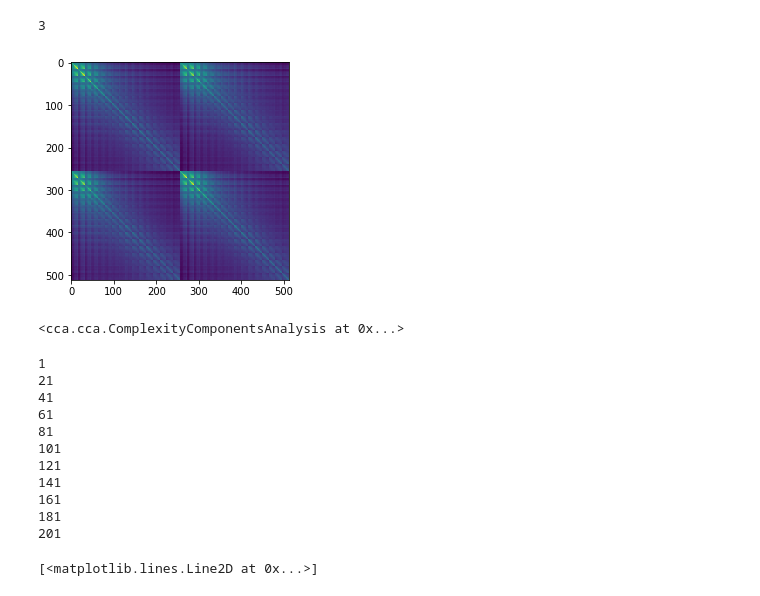
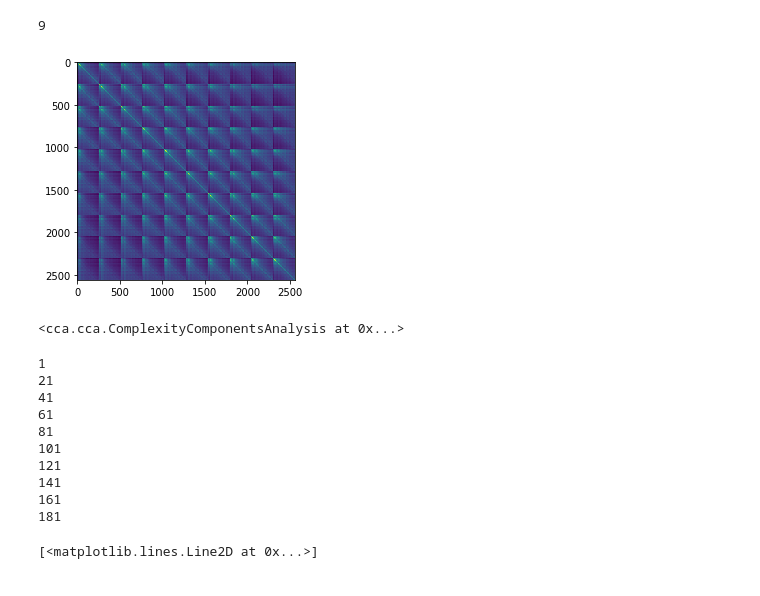
Before and after one commit to BouchardLab/DynamicalComponentsAnalysis, a Jupyter notebook: notebooks/movies.ipynb, the cells around one changed output. Cells and saved outputs as stored; diff of their text form; code cells hidden in the pictures.

```diff
--- a/notebooks/movies.ipynb
+++ b/notebooks/movies.ipynb
@@ -26,11 +26,11 @@ U, D, V = np.linalg.svd(X)
 # %%
 Xrpca = U[:, :12].dot(np.diag(D[:12])).dot(V[:12])
 # %%
-model = ComplexityComponentsAnalysis(T=1, verbose=False, init='random_ortho', device='cpu', dtype=torch.float)
+model = ComplexityComponentsAnalysis(T=5, verbose=False, init='random_ortho', device='cpu', dtype=torch.float)
 model.estimate_cross_covariance(X, regularization='kron', reg_ops={'skip': 1, 'num_folds': 5})
 # %% [output]
-3
+9
-[figure, old version]
+[figure, new version]
 <cca.cca.ComplexityComponentsAnalysis at 0x...>
 # %%
 dims = np.arange(1, 256, 20)
@@ -52,7 +52,6 @@ for d in dims:
 141
 161
 181
-201
 # %%
 plt.plot(dims, pis, c='r')
 plt.plot(dims, pca_pis, c='k')
```
Also changed, not shown: 2 other files.
